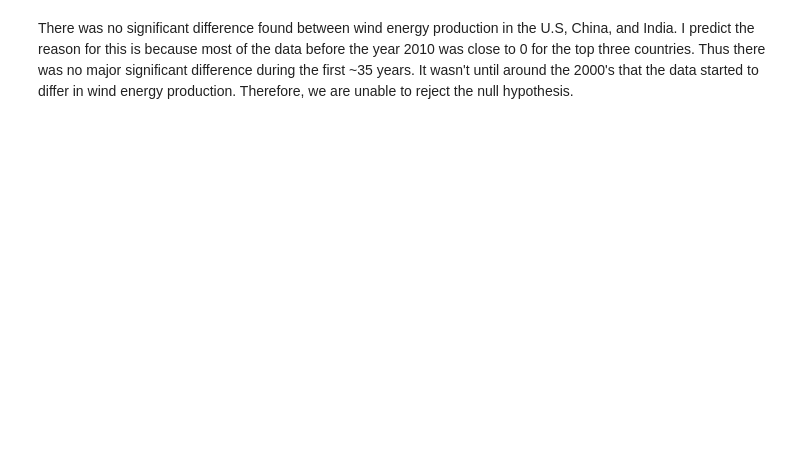
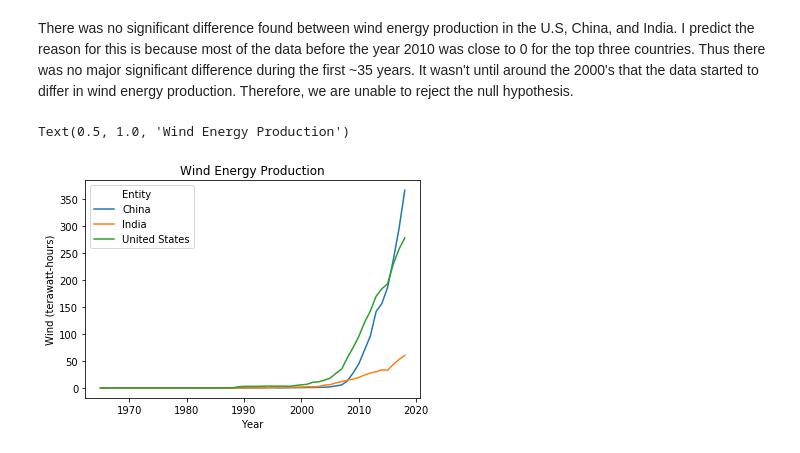
Before and after one commit to jhl126/Capstone1_Rename_later, a Jupyter notebook: Presentation.ipynb, the cells around one changed output. Saved outputs shown, nothing was run; the diff lists cells and outputs as text; code cells hidden in the pictures; blank space fills up the shorter version.

```diff
--- a/Presentation.ipynb
+++ b/Presentation.ipynb
@@ -173,3 +157,10 @@ There is no significant difference. Cannot reject the null hypothesis
 [interactive output not drawn]
 # %% [markdown]
 There was no significant difference found between wind energy production in the U.S, China, and India. I predict the reason for this is because most of the data before the year 2010 was close to 0 for the top three countries. Thus there was no major significant difference during the first ~35 years. It wasn't until around the 2000's that the data started to differ in wind energy production. Therefore, we are unable to reject the null hypothesis.
+# %%
+sns.lineplot(
+    x="Year", y="Wind (terawatt-hours)", hue="Entity", data=top_energy
+).set_title("Wind Energy Production")
+# %% [output]
+Text(0.5, 1.0, 'Wind Energy Production')
+[figure, added]
```
Also changed, not shown: parts of 6 cells of this notebook.
